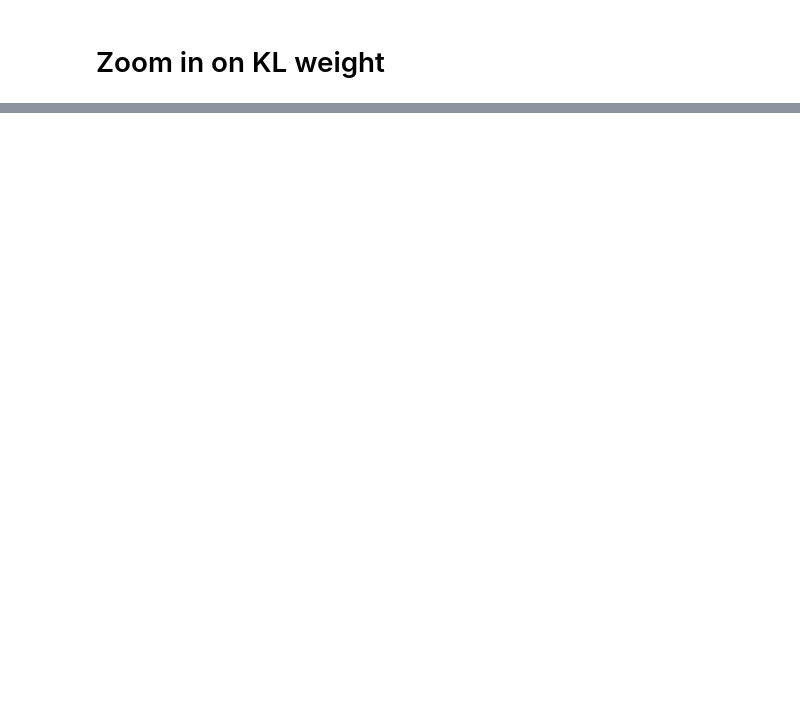
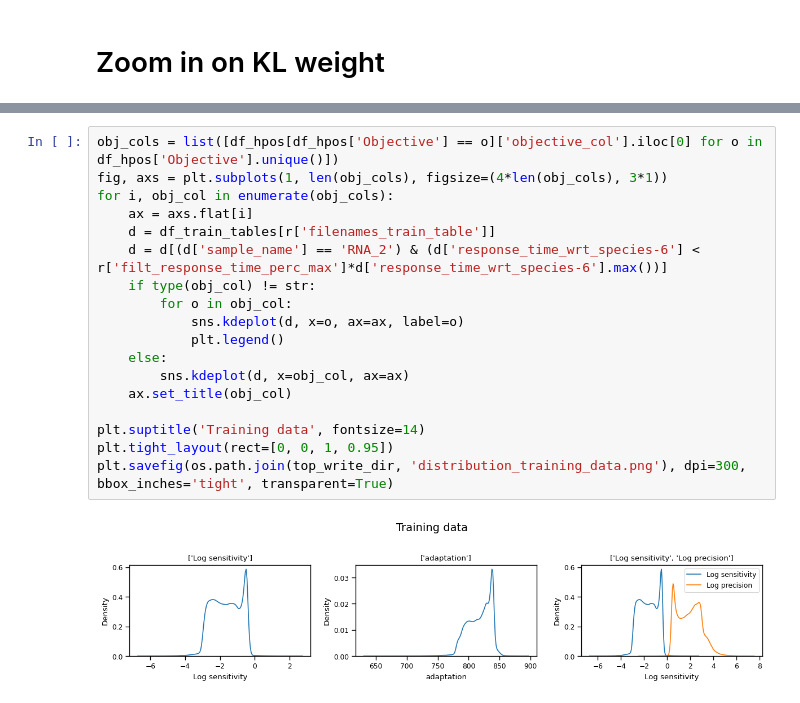
Before and after one commit to olive004/EvoScaper, a Jupyter notebook: notebooks/08_cvae_examine_multi.ipynb, the cells around one changed output, grey strips where cells are left out. Drawn from its saved outputs; the diff is of its cells as text; blank space fills up the shorter version.

```diff
--- a/notebooks/08_cvae_examine_multi.ipynb
+++ b/notebooks/08_cvae_examine_multi.ipynb
@@ -232,0 +234,20 @@ Log precision` for `x`. An entry with this name does not appear in `data`.
+# %%
+obj_cols = list([df_hpos[df_hpos['Objective'] == o]['objective_col'].iloc[0] for o in df_hpos['Objective'].unique()])
+fig, axs = plt.subplots(1, len(obj_cols), figsize=(4*len(obj_cols), 3*1))
+for i, obj_col in enumerate(obj_cols):
+    ax = axs.flat[i]
+    d = df_train_tables[r['filenames_train_table']]
+    d = d[(d['sample_name'] == 'RNA_2') & (d['response_time_wrt_species-6'] < r['filt_response_time_perc_max']*d['response_time_wrt_species-6'].max())]
+    if type(obj_col) != str:
+        for o in obj_col:
+            sns.kdeplot(d, x=o, ax=ax, label=o)
+            plt.legend()
+    else:
+        sns.kdeplot(d, x=obj_col, ax=ax)
+    ax.set_title(obj_col)
+
+plt.suptitle('Training data', fontsize=14)
+plt.tight_layout(rect=[0, 0, 1, 0.95])
+plt.savefig(os.path.join(top_write_dir, 'distribution_training_data.png'), dpi=300, bbox_inches='tight', transparent=True)
+# %% [output]
+[figure, added]
```
Also changed, not shown: parts of 6 cells of this notebook.
